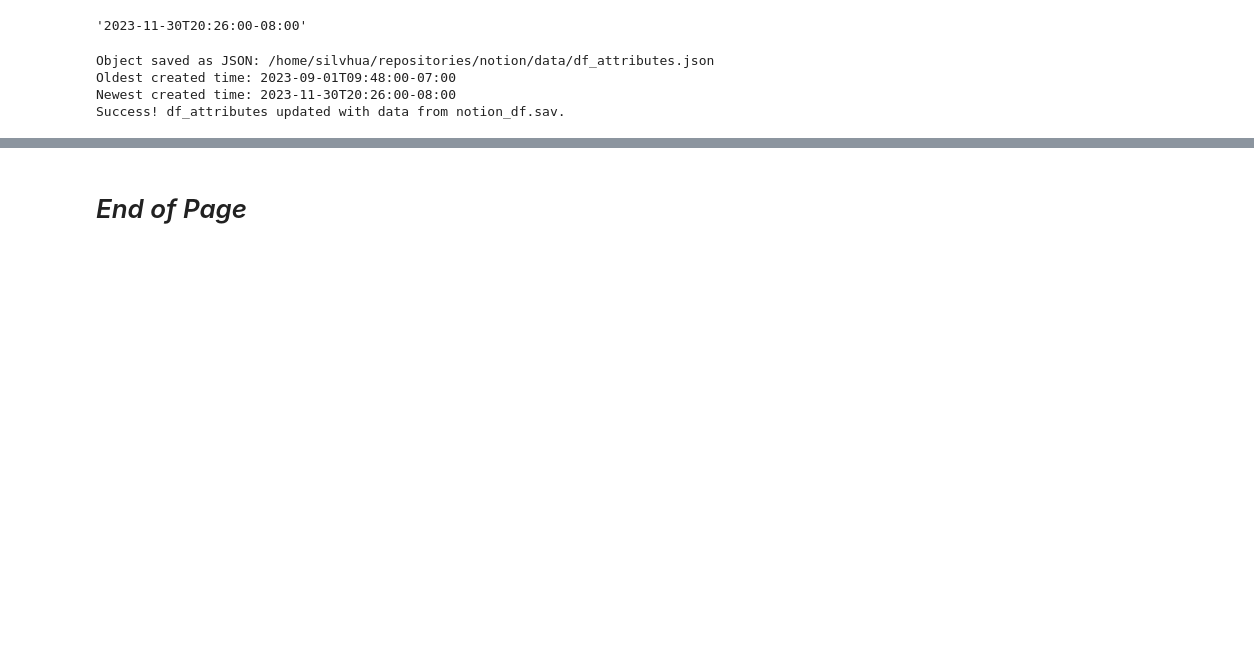
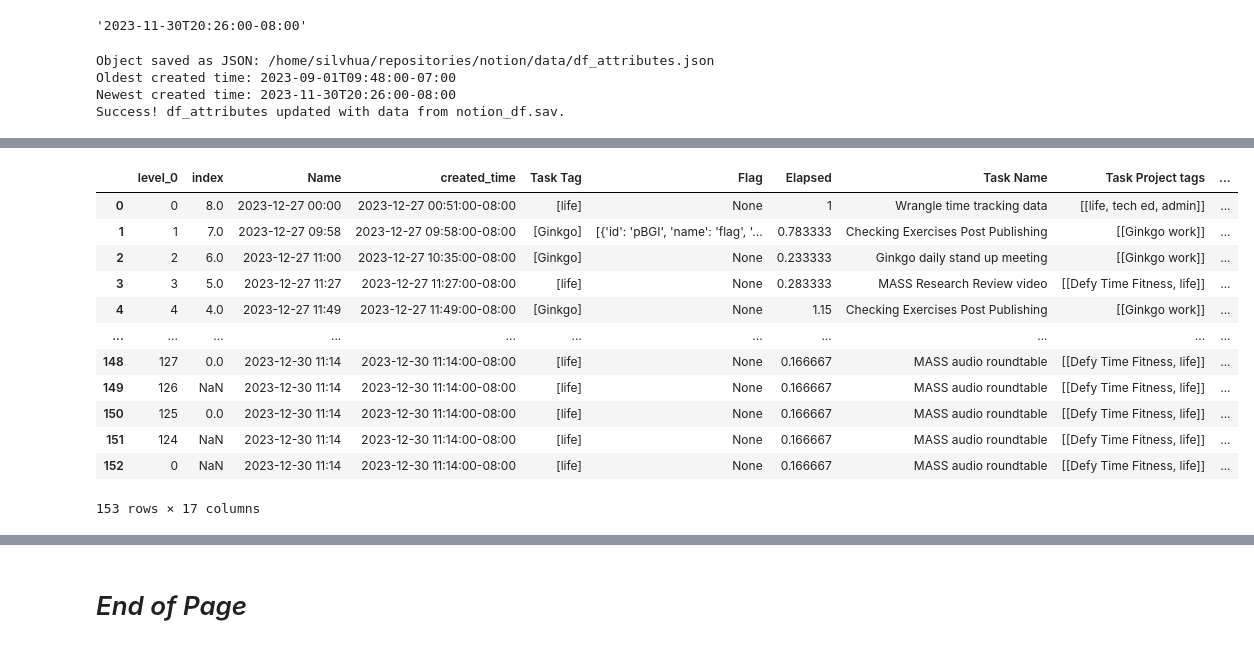
Before and after one commit to silvhua/notion-code, a Jupyter notebook: notebooks/2023-12-30 save to df.ipynb, the cells around one changed output, grey strips where cells are left out. Cells and saved outputs as stored; diff of their text form; code cells hidden in the pictures; blank space fills up the shorter version.

```diff
--- a/notebooks/2023-12-30 save to df.ipynb
+++ b/notebooks/2023-12-30 save to df.ipynb
@@ -137,0 +140,5 @@ Success! df_attributes updated with data from notion_df.sav.
+# %%
+filename = 'notion_df_test.sav'
+df = loadpickle(filename, path)
+df
+# %% [output]
@@ -137,0 +148,13 @@ Success! df_attributes updated with data from notion_df.sav.
+|  | level_0 | index | Name | created_time | Task Tag | Flag | Elapsed | Task Name | Task Project tags | ... |
+| 0 | 0 | 8.0 | 2023-12-27 00:00 | 2023-12-27 00:51:00-08:00 | [life] | None | 1 | Wrangle time tracking data | [[life, tech ed, admin]] | ... |
+| 1 | 1 | 7.0 | 2023-12-27 09:58 | 2023-12-27 09:58:00-08:00 | [Ginkgo] | [{'id': 'pBGI', 'name': 'flag', '... | 0.783333 | Checking Exercises Post Publishing | [[Ginkgo work]] | ... |
+| 2 | 2 | 6.0 | 2023-12-27 11:00 | 2023-12-27 10:35:00-08:00 | [Ginkgo] | None | 0.233333 | Ginkgo daily stand up meeting | [[Ginkgo work]] | ... |
+| 3 | 3 | 5.0 | 2023-12-27 11:27 | 2023-12-27 11:27:00-08:00 | [life] | None | 0.283333 | MASS Research Review video | [[Defy Time Fitness, life]] | ... |
+| 4 | 4 | 4.0 | 2023-12-27 11:49 | 2023-12-27 11:49:00-08:00 | [Ginkgo] | None | 1.15 | Checking Exercises Post Publishing | [[Ginkgo work]] | ... |
+| ... | ... | ... | ... | ... | ... | ... | ... | ... | ... | ... |
+| 148 | 127 | 0.0 | 2023-12-30 11:14 | 2023-12-30 11:14:00-08:00 | [life] | None | 0.166667 | MASS audio roundtable | [[Defy Time Fitness, life]] | ... |
+| 149 | 126 | NaN | 2023-12-30 11:14 | 2023-12-30 11:14:00-08:00 | [life] | None | 0.166667 | MASS audio roundtable | [[Defy Time Fitness, life]] | ... |
+| 150 | 125 | 0.0 | 2023-12-30 11:14 | 2023-12-30 11:14:00-08:00 | [life] | None | 0.166667 | MASS audio roundtable | [[Defy Time Fitness, life]] | ... |
+| 151 | 124 | NaN | 2023-12-30 11:14 | 2023-12-30 11:14:00-08:00 | [life] | None | 0.166667 | MASS audio roundtable | [[Defy Time Fitness, life]] | ... |
+| 152 | 0 | NaN | 2023-12-30 11:14 | 2023-12-30 11:14:00-08:00 | [life] | None | 0.166667 | MASS audio roundtable | [[Defy Time Fitness, life]] | ... |
+153 rows × 17 columns
```
Also changed, not shown: parts of 6 cells of this notebook, 11 other files.
